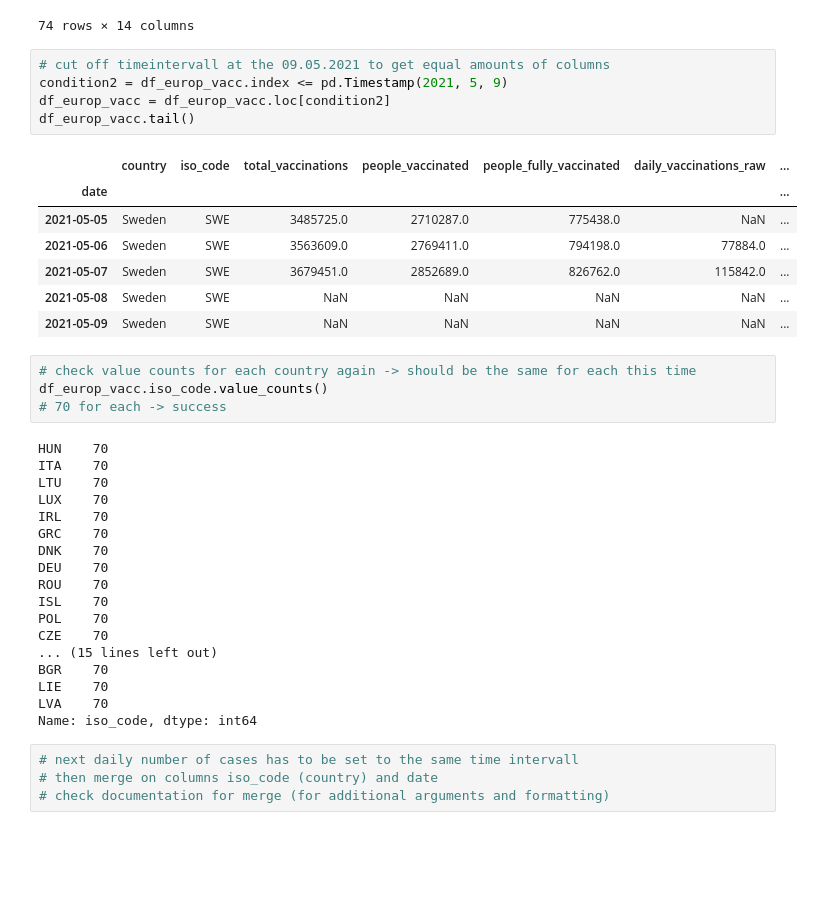
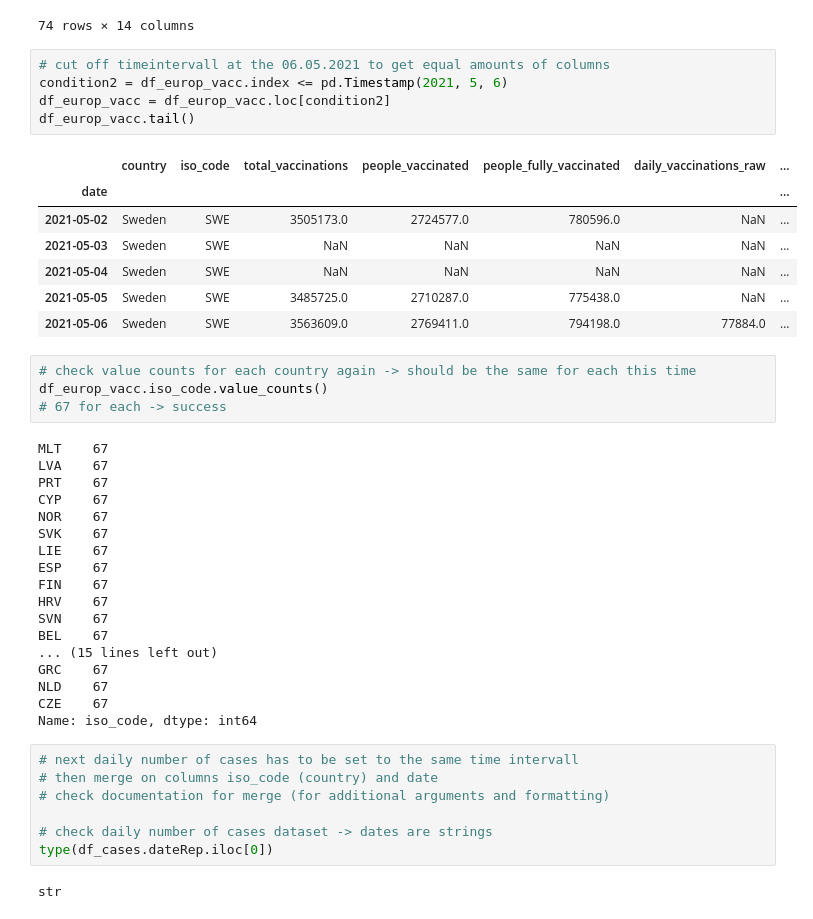
Before and after one commit to Nonoelle06/TechLabs-Covid, a Jupyter notebook: tests_scotti_new_set.ipynb, the cells around one changed output. Cells and saved outputs as stored; diff of their text form; blank space fills up the shorter version.

```diff
--- a/tests_scotti_new_set.ipynb
+++ b/tests_scotti_new_set.ipynb
@@ -228,41 +228,46 @@ df_europ_vacc.loc[df_europ_vacc.iso_code == "HUN"]
 | 2021-05-13 | Hungary | HUN | 7110455.0 | 4483598.0 | 2626857.0 | 104809.0 | ... |
 74 rows × 14 columns
 # %%
-# cut off timeintervall at the 09.05.2021 to get equal amounts of columns
-condition2 = df_europ_vacc.index <= pd.Timestamp(2021, 5, 9)
+# cut off timeintervall at the 06.05.2021 to get equal amounts of columns
+condition2 = df_europ_vacc.index <= pd.Timestamp(2021, 5, 6)
 df_europ_vacc = df_europ_vacc.loc[condition2]
 df_europ_vacc.tail()
 # %% [output]
 |  | country | iso_code | total_vaccinations | people_vaccinated | people_fully_vaccinated | daily_vaccinations_raw | ... |
 | date |  |  |  |  |  |  | ... |
+| 2021-05-02 | Sweden | SWE | 3505173.0 | 2724577.0 | 780596.0 | NaN | ... |
+| 2021-05-03 | Sweden | SWE | NaN | NaN | NaN | NaN | ... |
+| 2021-05-04 | Sweden | SWE | NaN | NaN | NaN | NaN | ... |
 | 2021-05-05 | Sweden | SWE | 3485725.0 | 2710287.0 | 775438.0 | NaN | ... |
 | 2021-05-06 | Sweden | SWE | 3563609.0 | 2769411.0 | 794198.0 | 77884.0 | ... |
-| 2021-05-07 | Sweden | SWE | 3679451.0 | 2852689.0 | 826762.0 | 115842.0 | ... |
-| 2021-05-08 | Sweden | SWE | NaN | NaN | NaN | NaN | ... |
-| 2021-05-09 | Sweden | SWE | NaN | NaN | NaN | NaN | ... |
 # %%
 # check value counts for each country again -> should be the same for each this time
 df_europ_vacc.iso_code.value_counts()
-# 70 for each -> success
+# 67 for each -> success
 # %% [output]
-HUN    70
-ITA    70
-LTU    70
-LUX    70
-IRL    70
-GRC    70
-DNK    70
-DEU    70
-ROU    70
-ISL    70
-POL    70
-CZE    70
+MLT    67
+LVA    67
+PRT    67
+CYP    67
+NOR    67
+SVK    67
+LIE    67
+ESP    67
+FIN    67
+HRV    67
+SVN    67
+BEL    67
 ... (15 lines left out)
-BGR    70
-LIE    70
-LVA    70
+GRC    67
+NLD    67
+CZE    67
 Name: iso_code, dtype: int64
 # %%
 # next daily number of cases has to be set to the same time intervall
 # then merge on columns iso_code (country) and date
 # check documentation for merge (for additional arguments and formatting)
+
+# check daily number of cases dataset -> dates are strings
+type(df_cases.dateRep.iloc[0])
+# %% [output]
+str
```
Also changed, not shown: parts of 7 cells of this notebook.
